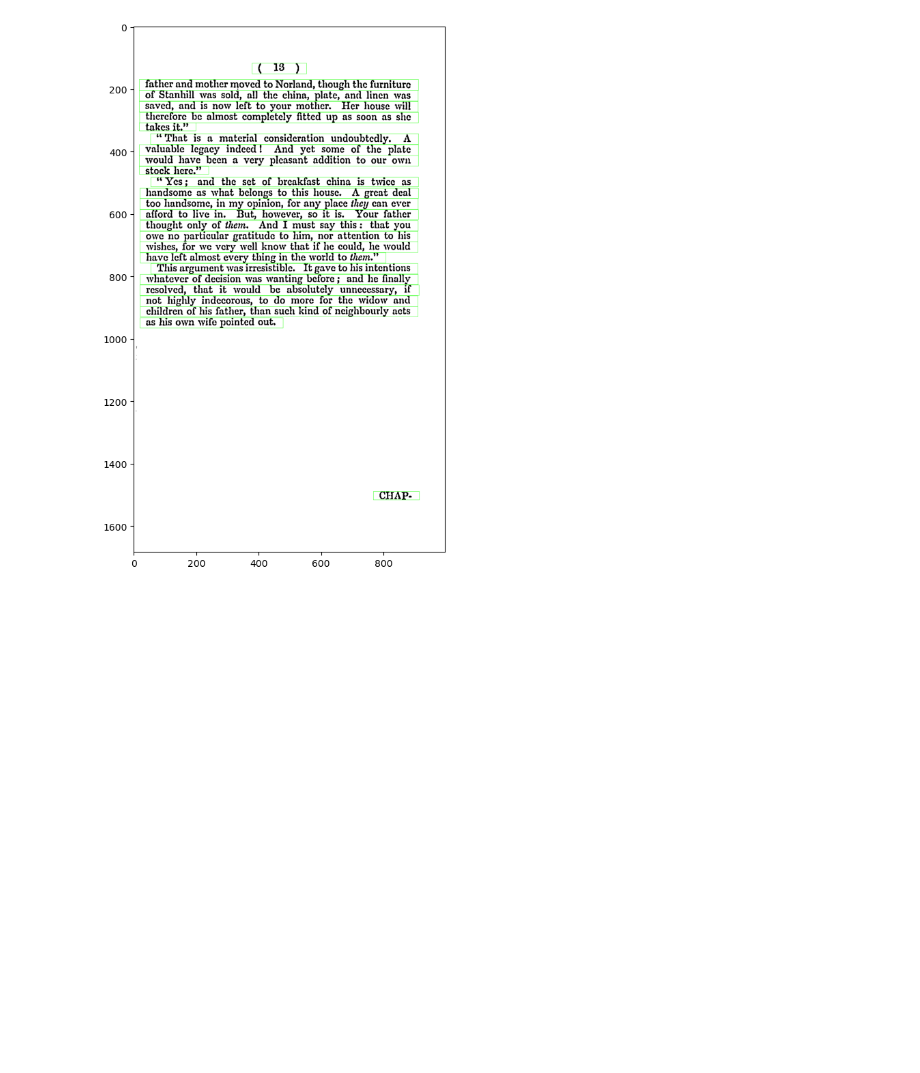
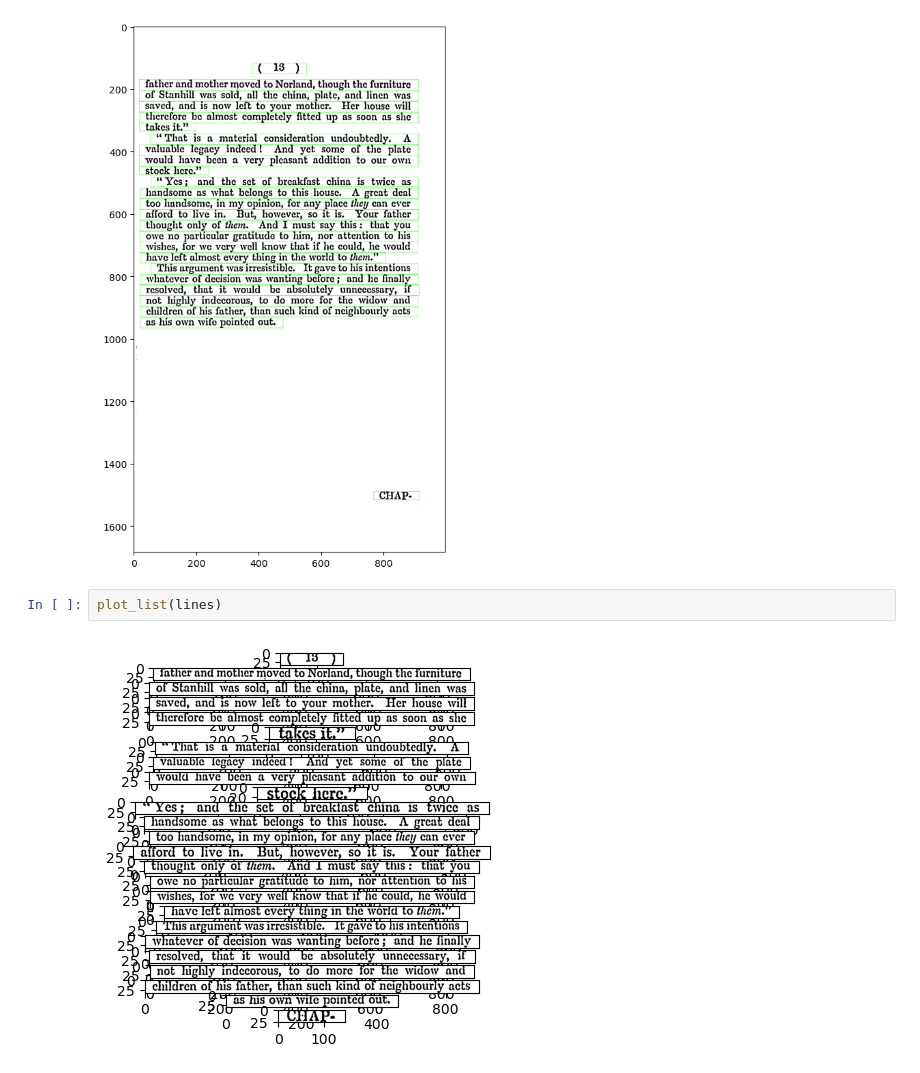
Before and after one commit to jeyeh/COS429-Final-Project, a Jupyter notebook: testing_stuff.ipynb, the cells around one changed output. Drawn from its saved outputs; the diff is of its cells as text; blank space fills up the shorter version.

```diff
--- a/testing_stuff.ipynb
+++ b/testing_stuff.ipynb
@@ -62,5 +77,9 @@ plt.imshow(image_with_boxes)
 plt.show()
 # %% [output]
 [figure]
+# %%
+plot_list(lines)
+# %% [output]
+[figure, added]
 # %%
 # single line preview
```
Also changed, not shown: parts of 9 cells of this notebook.
